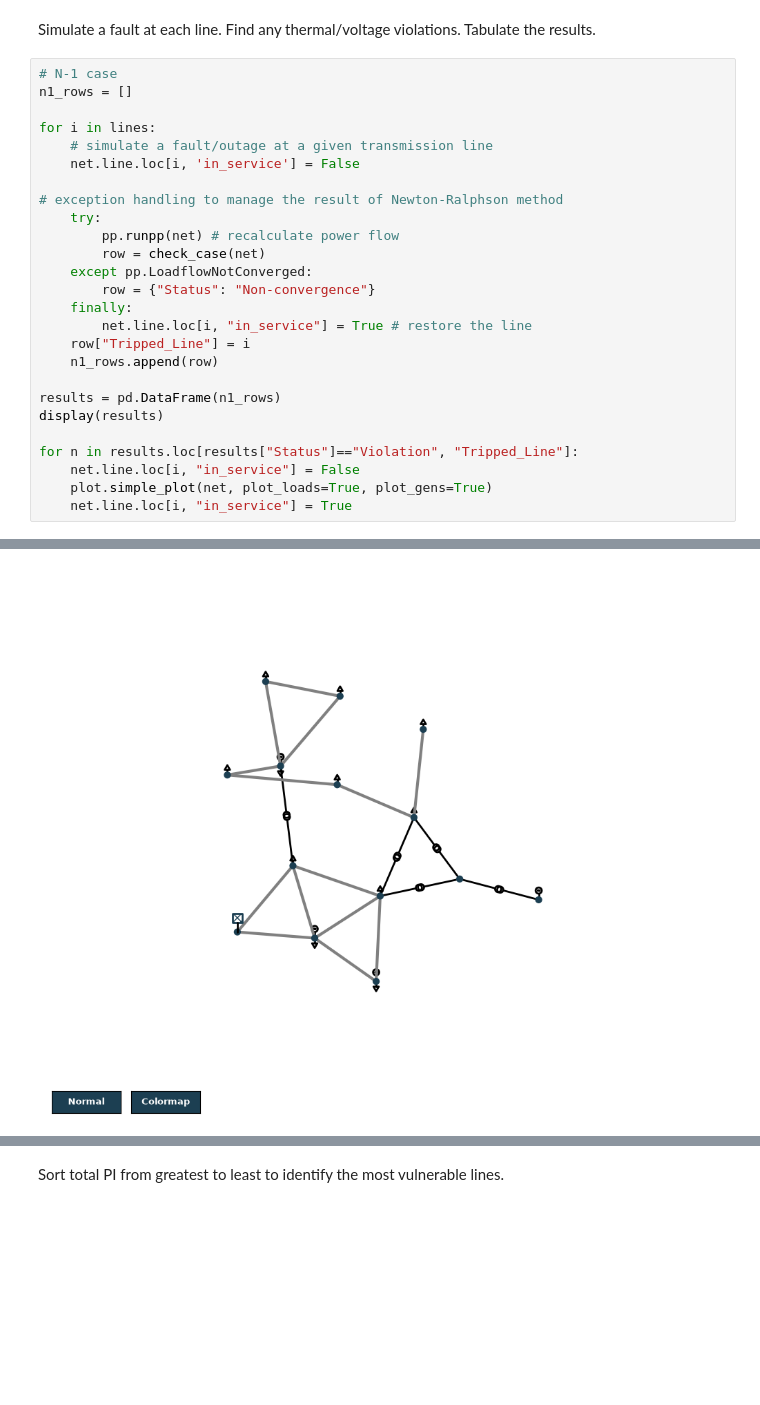
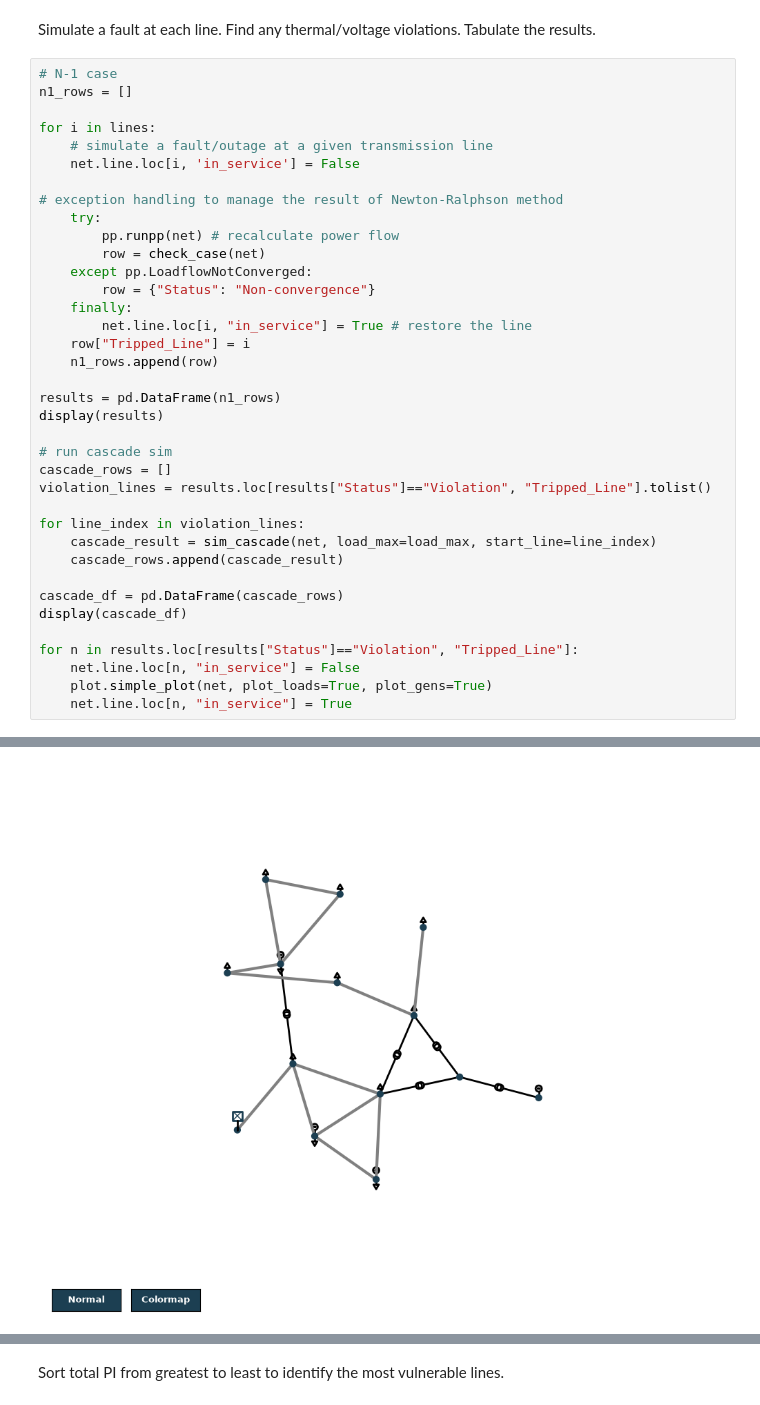
Before and after one commit to er-chang/Grid-Contingency-Analysis, a Jupyter notebook: notebook.ipynb, the cells around one changed output, grey strips where cells are left out. Cells and saved outputs as stored; diff of their text form; blank space fills up the shorter version.

```diff
--- a/notebook.ipynb
+++ b/notebook.ipynb
@@ -117,10 +152,21 @@ for i in lines:
 results = pd.DataFrame(n1_rows)
 display(results)
 
+# run cascade sim
+cascade_rows = []
+violation_lines = results.loc[results["Status"]=="Violation", "Tripped_Line"].tolist()
+
+for line_index in violation_lines:
+    cascade_result = sim_cascade(net, load_max=load_max, start_line=line_index)
+    cascade_rows.append(cascade_result)
+
+cascade_df = pd.DataFrame(cascade_rows)
+display(cascade_df)
+
 for n in results.loc[results["Status"]=="Violation", "Tripped_Line"]:
-    net.line.loc[i, "in_service"] = False
+    net.line.loc[n, "in_service"] = False
     plot.simple_plot(net, plot_loads=True, plot_gens=True)
-    net.line.loc[i, "in_service"] = True
+    net.line.loc[n, "in_service"] = True
 # %% [output]
 |  | Status | Max_Line_Loading_% | Worst_Line | Lines_Overloaded | Min_Bus_V_pu | Max_Bus_V_pu | Islanded_Buses | ... |
 | 0 | Violation | 111.129095 | 1 | 1 | 0.993484 | 1.054638 | 0 | ... |
@@ -141 +190 @@ for n in results.loc[results["Status"]=="Violation", "Tripped_Line"]:
-[figure, old version]
+[figure, new version]
```
Also changed, not shown: parts of 6 cells of this notebook, 1 other file.
